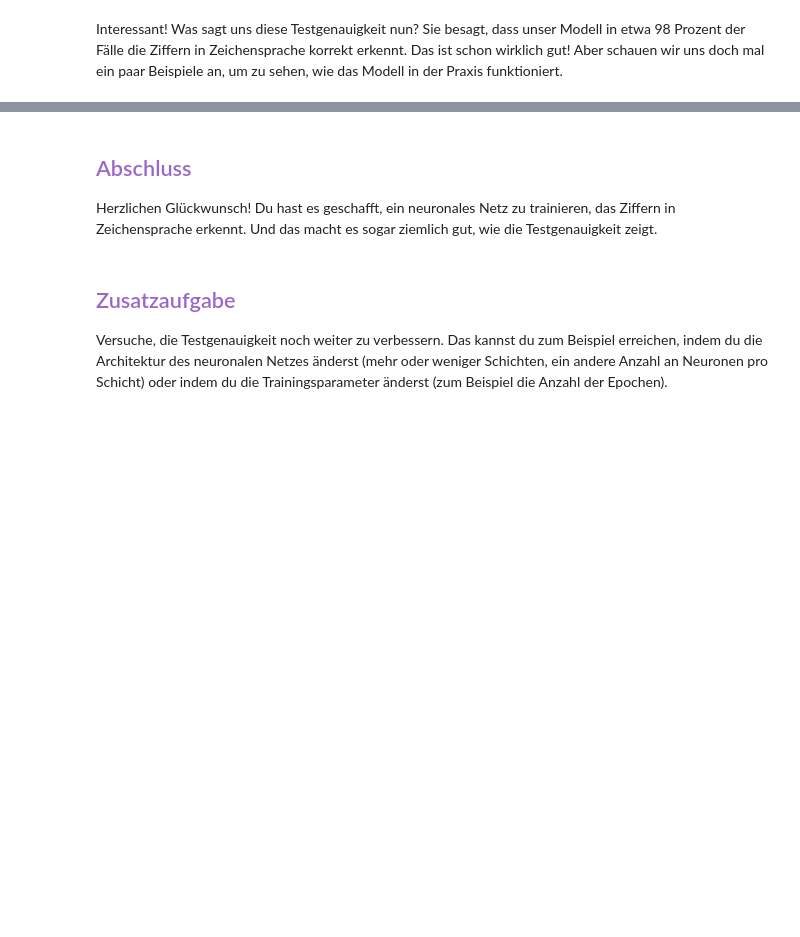
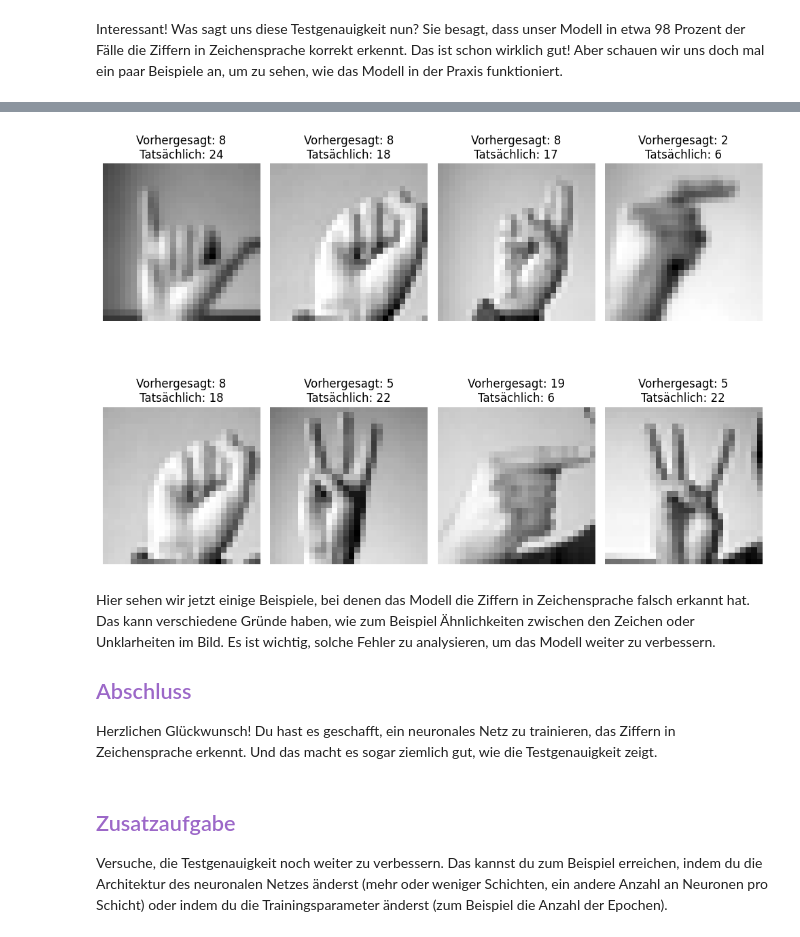
Before and after one commit to starcodecourses/Python-KI, a Jupyter notebook: starcode_PythonKI_10_Loesungen.ipynb, the cells around one changed output, grey strips where cells are left out. Cells and saved outputs as stored; diff of their text form; code cells hidden in the pictures; blank space fills up the shorter version.

```diff
--- a/starcode_PythonKI_10_Loesungen.ipynb
+++ b/starcode_PythonKI_10_Loesungen.ipynb
@@ -111,8 +175,9 @@ Jetzt schauen wir uns ein paar Beispiele an, bei denen das Modell die Ziffern fa
 # %%
-# Predict the results for X_test
-predicted_labels = np.argmax(model.predict(X_test), axis=1)
+# Klassen der Bilder im Test-Set vorhersagen lassen
+vorhergesagte_klassen = np.argmax(modell.predict(X_test), axis=1)
 
-# Identify incorrect predictions
-incorrect_indices = np.where(predicted_labels != y_test)[0]
+# Falsche Vorhersagen identifizieren
+falsche_vorhersagen = np.where(vorhergesagte_klassen != y_test)[0]
 
-falsche_vorhersagen_visualisieren(X_test, y_test, predicted_labels, incorrect_indices)
+falsche_vorhersagen_visualisieren(X_test, y_test, vorhergesagte_klassen, falsche_vorhersagen)
+# %% [output]
@@ -119,4 +185,7 @@ falsche_vorhersagen_visualisieren(X_test, y_test, predicted_labels, incorrect_in
+[figure, added]
 # %% [markdown]
+Hier sehen wir jetzt einige Beispiele, bei denen das Modell die Ziffern in Zeichensprache falsch erkannt hat. Das kann verschiedene Gründe haben, wie zum Beispiel Ähnlichkeiten zwischen den Zeichen oder Unklarheiten im Bild. Es ist wichtig, solche Fehler zu analysieren, um das Modell weiter zu verbessern.
+
 ## <span style="color: #9C68C8;">Abschluss</span>
 
 Herzlichen Glückwunsch! Du hast es geschafft, ein neuronales Netz zu trainieren, das Ziffern in Zeichensprache erkennt. Und das macht es sogar ziemlich gut, wie die Testgenauigkeit zeigt.
```
Also changed, not shown: parts of 23 cells of this notebook, 2 other files.
